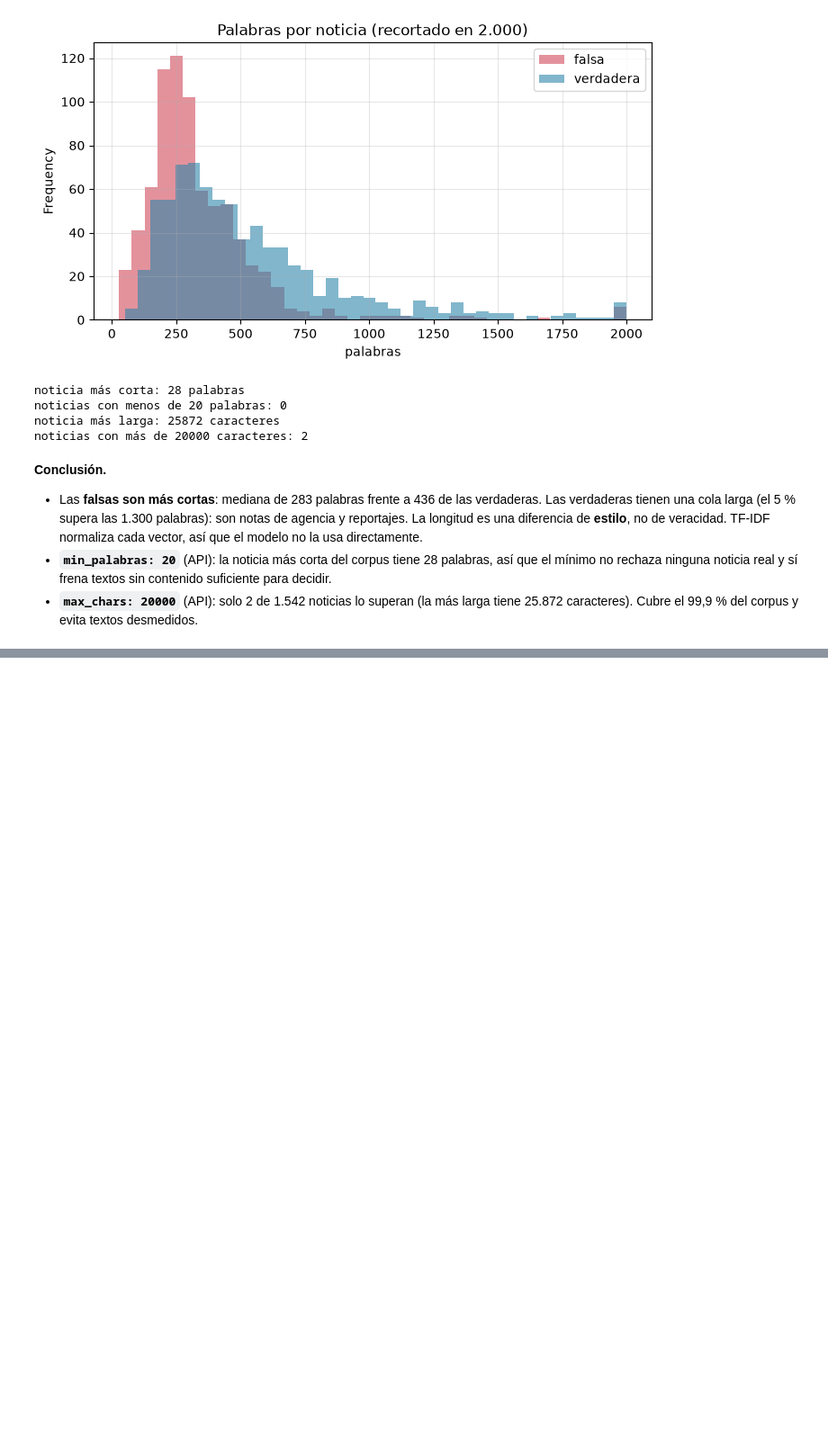
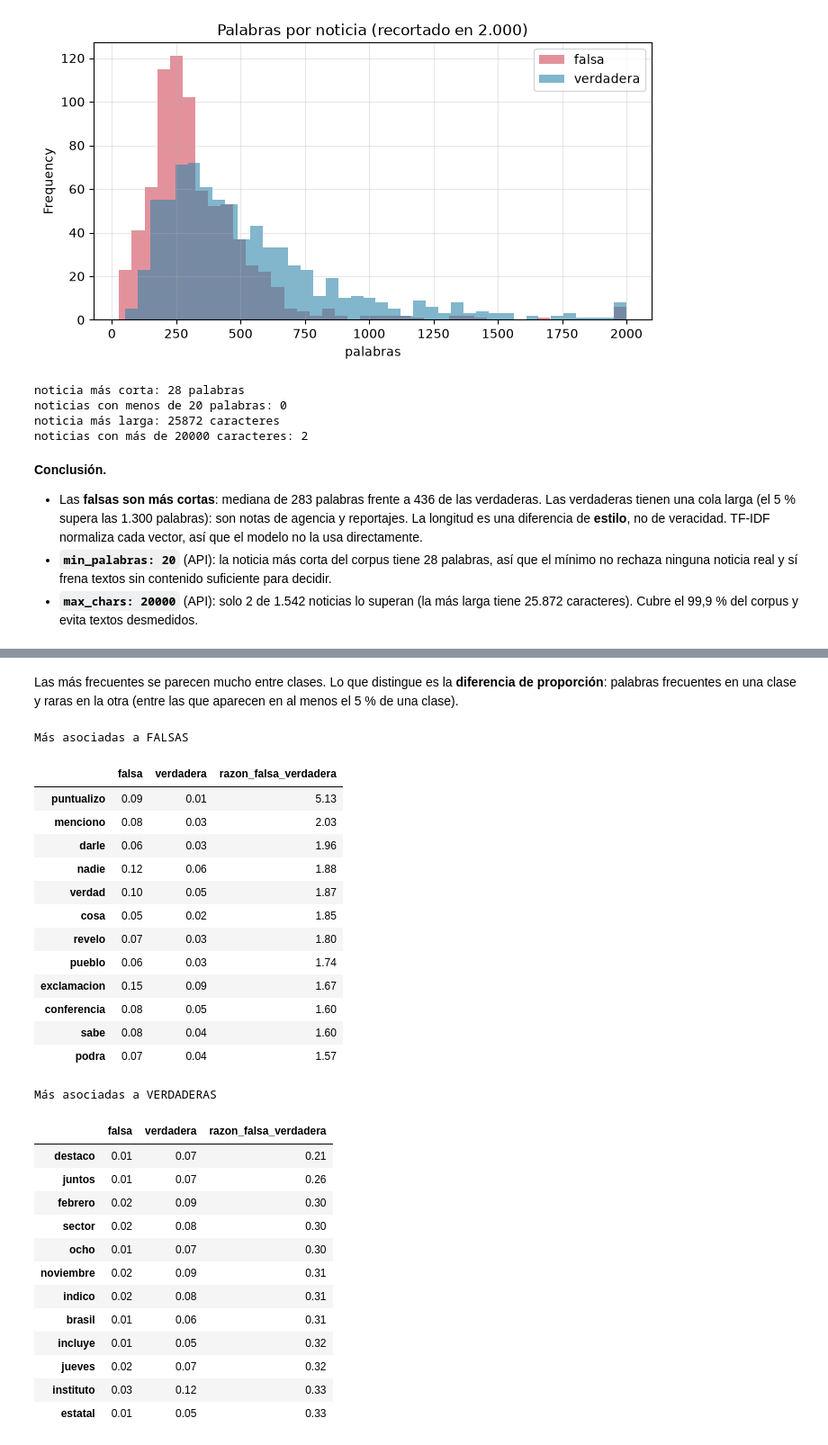
Before and after one commit to jairovargasfigueroa/analisis-sentimiento-resenas, a Jupyter notebook: notebooks/01_eda.ipynb, the cells around one changed output, grey strips where cells are left out. Shown at 90% size. Drawn from its saved outputs; the diff is of its cells as text; code cells hidden in the pictures; blank space fills up the shorter version.

```diff
--- a/notebooks/01_eda.ipynb
+++ b/notebooks/01_eda.ipynb
@@ -152,0 +199,38 @@ noticias con más de 20000 caracteres: 2
+# %% [markdown]
+Las más frecuentes se parecen mucho entre clases. Lo que distingue es la **diferencia de proporción**: palabras frecuentes en una clase y raras en la otra (entre las que aparecen en al menos el 5 % de una clase).
+# %%
+fd = fd_sin[(fd_sin["falsa"] >= 0.05) | (fd_sin["verdadera"] >= 0.05)].copy()
+fd["razon_falsa_verdadera"] = (fd["falsa"] + 0.01) / (fd["verdadera"] + 0.01)
+print("Más asociadas a FALSAS")
+display(fd.nlargest(12, "razon_falsa_verdadera").round(2))
+print("Más asociadas a VERDADERAS")
+display(fd.nsmallest(12, "razon_falsa_verdadera").round(2))
+# %% [output]
+Más asociadas a FALSAS
+|  | falsa | verdadera | razon_falsa_verdadera |
+| puntualizo | 0.09 | 0.01 | 5.13 |
+| menciono | 0.08 | 0.03 | 2.03 |
+| darle | 0.06 | 0.03 | 1.96 |
+| nadie | 0.12 | 0.06 | 1.88 |
+| verdad | 0.10 | 0.05 | 1.87 |
+| cosa | 0.05 | 0.02 | 1.85 |
+| revelo | 0.07 | 0.03 | 1.80 |
+| pueblo | 0.06 | 0.03 | 1.74 |
+| exclamacion | 0.15 | 0.09 | 1.67 |
+| conferencia | 0.08 | 0.05 | 1.60 |
+| sabe | 0.08 | 0.04 | 1.60 |
+| podra | 0.07 | 0.04 | 1.57 |
+Más asociadas a VERDADERAS
+|  | falsa | verdadera | razon_falsa_verdadera |
+| destaco | 0.01 | 0.07 | 0.21 |
+| juntos | 0.01 | 0.07 | 0.26 |
+| febrero | 0.02 | 0.09 | 0.30 |
+| sector | 0.02 | 0.08 | 0.30 |
+| ocho | 0.01 | 0.07 | 0.30 |
+| noviembre | 0.02 | 0.09 | 0.31 |
+| indico | 0.02 | 0.08 | 0.31 |
+| brasil | 0.01 | 0.06 | 0.31 |
+| incluye | 0.01 | 0.05 | 0.32 |
+| jueves | 0.02 | 0.07 | 0.32 |
+| instituto | 0.03 | 0.12 | 0.33 |
+| estatal | 0.01 | 0.05 | 0.33 |
```
Also changed, not shown: parts of 12 cells of this notebook.
